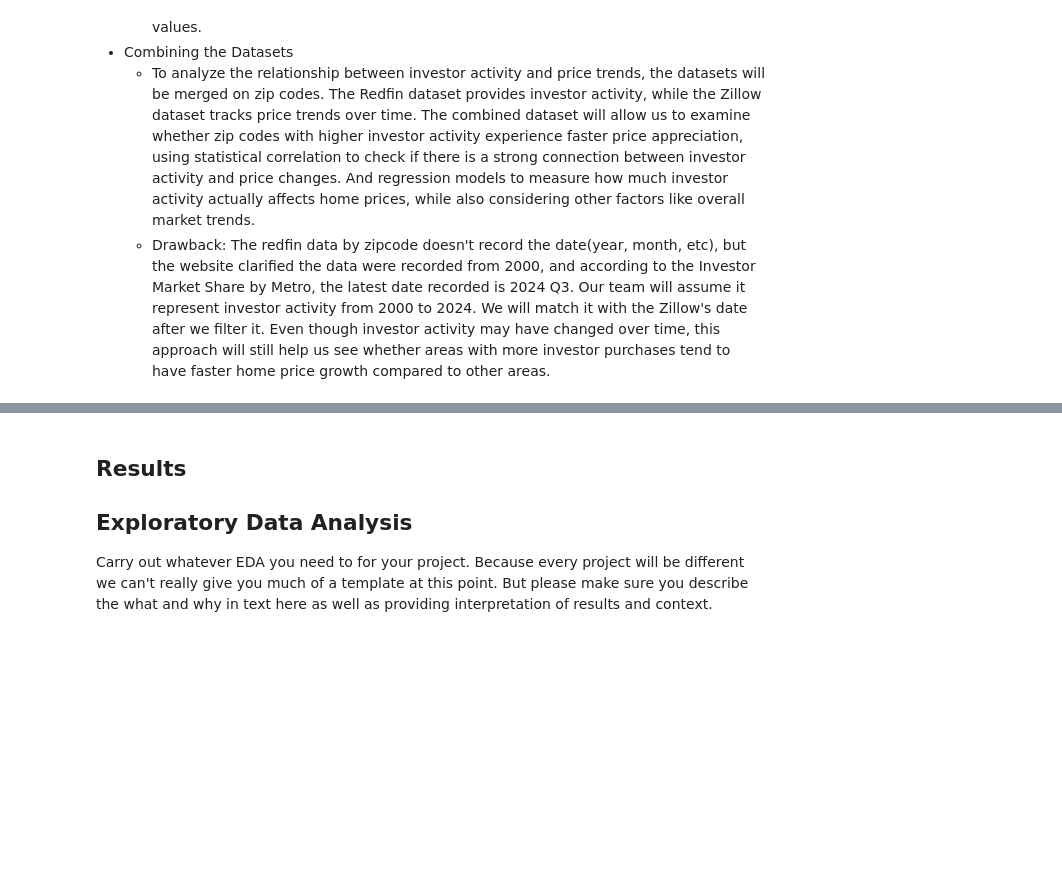
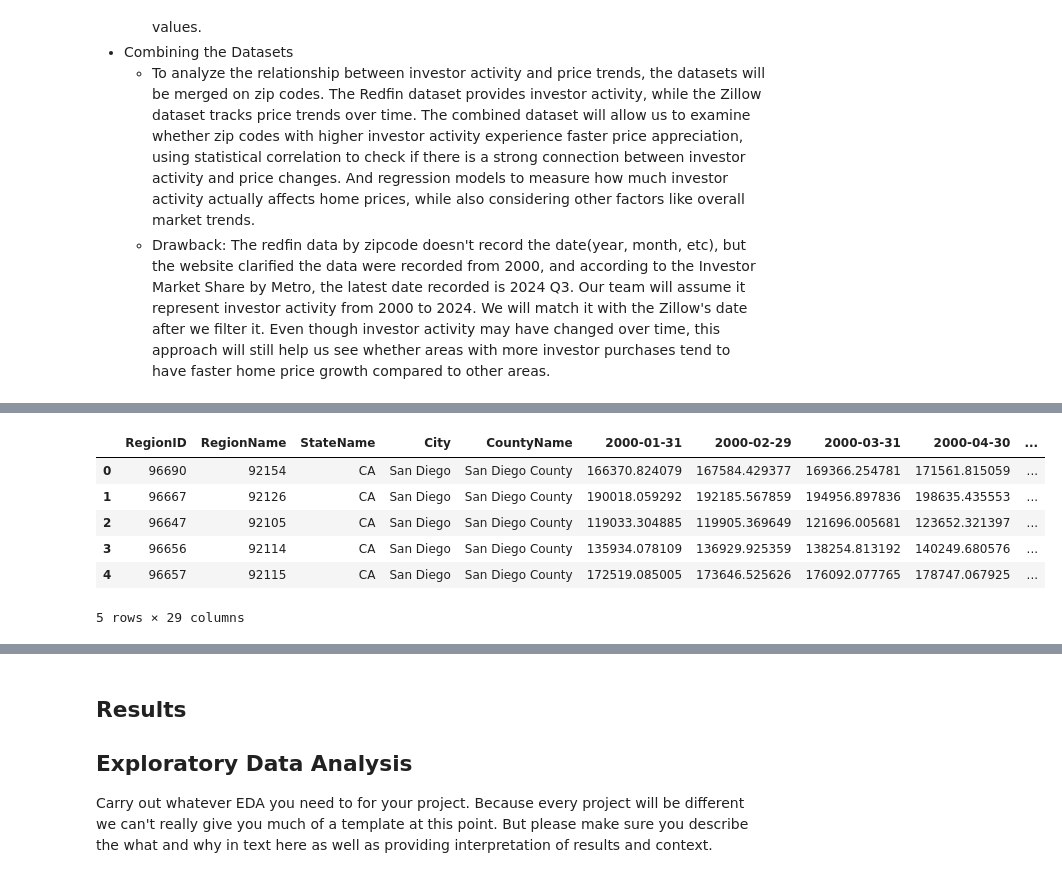
Before and after one commit to rangelrichard/investor_impact, a Jupyter notebook: EDACheckpoint_Group171_WI25.ipynb, the cells around one changed output, grey strips where cells are left out. Cells and saved outputs as stored; diff of their text form; code cells hidden in the pictures; blank space fills up the shorter version.

```diff
--- a/EDACheckpoint_Group171_WI25.ipynb
+++ b/EDACheckpoint_Group171_WI25.ipynb
@@ -76,0 +106,18 @@ We predict that zip codes with higher investor activity (measured by the percent
+# %%
+# Filter for San Diego city and in California only
+zillow = df[(df["City"] == "San Diego") & (df["StateName"] == "CA")]
+# Keep only columns for 2000 to 2024
+date_columns = [col for col in zillow.columns if col.startswith(("2000", "2024"))]
+columns_to_keep = ["RegionID", "RegionName", "StateName", "City", "CountyName"] + date_columns
+zillow = zillow[columns_to_keep]
+zillow = zillow.reset_index(drop=True)
+
+zillow.head(5)
+# %% [output]
+|  | RegionID | RegionName | StateName | City | CountyName | 2000-01-31 | 2000-02-29 | 2000-03-31 | 2000-04-30 | ... |
+| 0 | 96690 | 92154 | CA | San Diego | San Diego County | 166370.824079 | 167584.429377 | 169366.254781 | 171561.815059 | ... |
+| 1 | 96667 | 92126 | CA | San Diego | San Diego County | 190018.059292 | 192185.567859 | 194956.897836 | 198635.435553 | ... |
+| 2 | 96647 | 92105 | CA | San Diego | San Diego County | 119033.304885 | 119905.369649 | 121696.005681 | 123652.321397 | ... |
+| 3 | 96656 | 92114 | CA | San Diego | San Diego County | 135934.078109 | 136929.925359 | 138254.813192 | 140249.680576 | ... |
+| 4 | 96657 | 92115 | CA | San Diego | San Diego County | 172519.085005 | 173646.525626 | 176092.077765 | 178747.067925 | ... |
+5 rows × 29 columns
```
Also changed, not shown: parts of 9 cells of this notebook.
